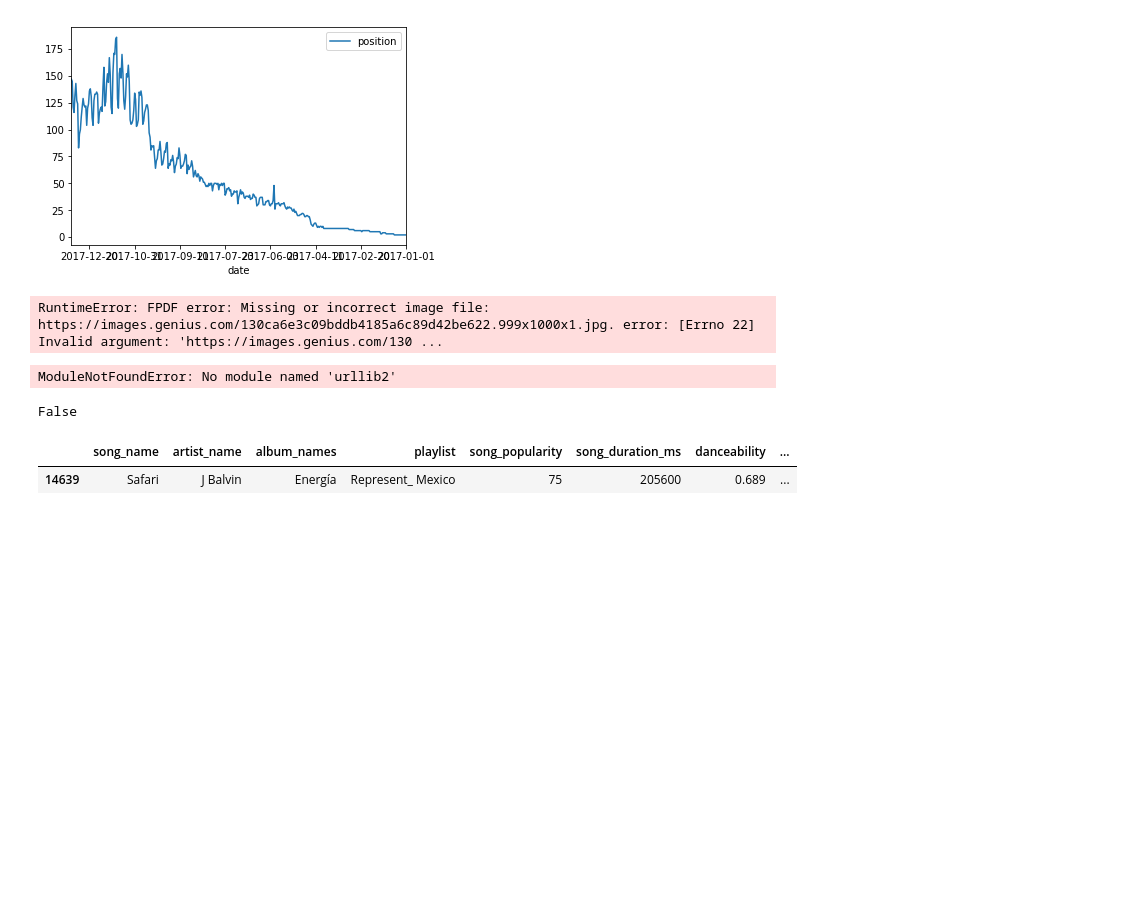
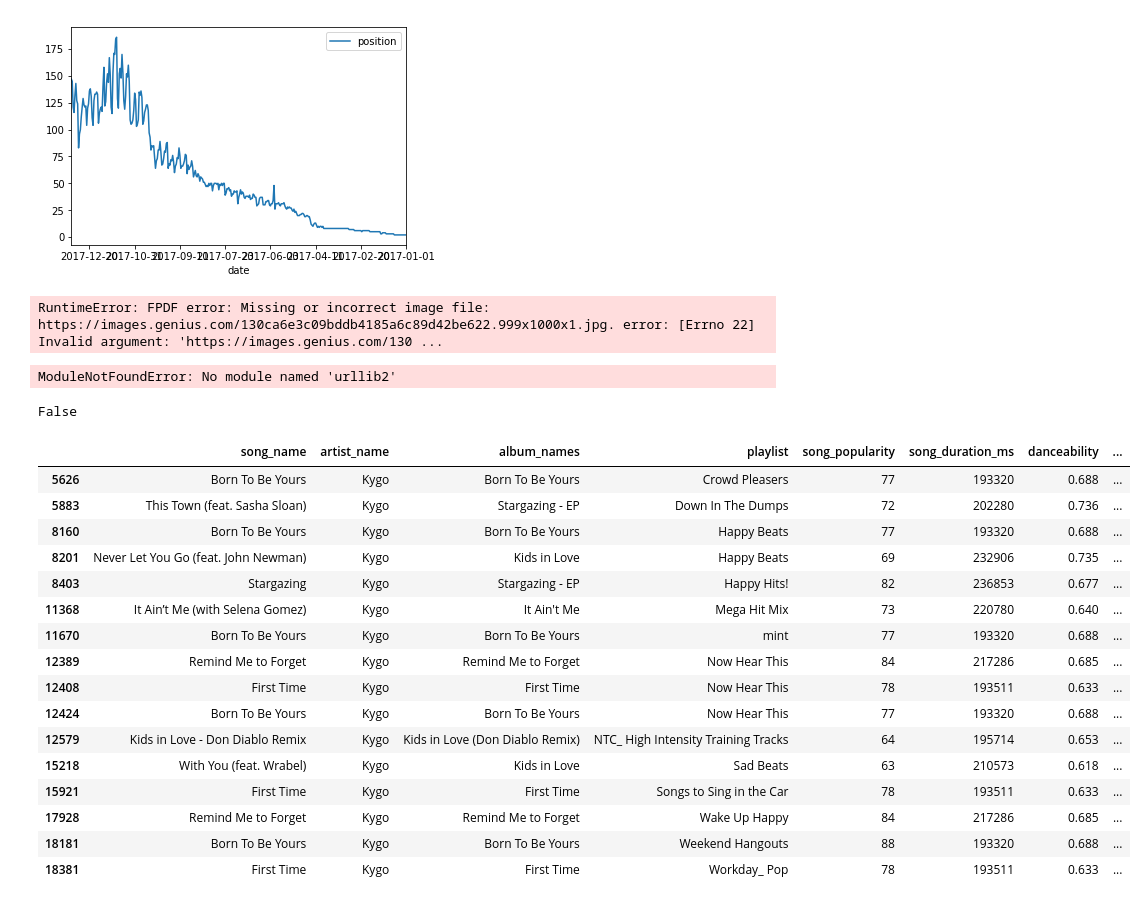
Before and after one commit to MaurizioMartin/data-analysis-pipeline, a Jupyter notebook: df.ipynb, the cells around one changed output. Saved outputs shown, nothing was run; the diff lists cells and outputs as text; code cells hidden in the pictures; blank space fills up the shorter version.

```diff
--- a/df.ipynb
+++ b/df.ipynb
@@ -167,8 +167,24 @@ img_data = requests.get(url).content
 with open('analysis/image_name.jpg', 'wb') as handler:
     handler.write(img_data)
 # %%
-data_df = song_data_df[(song_data_df.song_name==song) & (song_data_df.artist_name=="J Balvin")]
+data_df = song_data_df[song_data_df.artist_name.str.contains("Kygo")]
+
 data_df
 # %% [output]
 |  | song_name | artist_name | album_names | playlist | song_popularity | song_duration_ms | danceability | ... |
-| 14639 | Safari | J Balvin | Energía | Represent_ Mexico | 75 | 205600 | 0.689 | ... |
+| 5626 | Born To Be Yours | Kygo | Born To Be Yours | Crowd Pleasers | 77 | 193320 | 0.688 | ... |
+| 5883 | This Town (feat. Sasha Sloan) | Kygo | Stargazing - EP | Down In The Dumps | 72 | 202280 | 0.736 | ... |
+| 8160 | Born To Be Yours | Kygo | Born To Be Yours | Happy Beats | 77 | 193320 | 0.688 | ... |
+| 8201 | Never Let You Go (feat. John Newman) | Kygo | Kids in Love | Happy Beats | 69 | 232906 | 0.735 | ... |
+| 8403 | Stargazing | Kygo | Stargazing - EP | Happy Hits! | 82 | 236853 | 0.677 | ... |
+| 11368 | It Ain’t Me (with Selena Gomez) | Kygo | It Ain't Me | Mega Hit Mix | 73 | 220780 | 0.640 | ... |
+| 11670 | Born To Be Yours | Kygo | Born To Be Yours | mint | 77 | 193320 | 0.688 | ... |
+| 12389 | Remind Me to Forget | Kygo | Remind Me to Forget | Now Hear This | 84 | 217286 | 0.685 | ... |
+| 12408 | First Time | Kygo | First Time | Now Hear This | 78 | 193511 | 0.633 | ... |
+| 12424 | Born To Be Yours | Kygo | Born To Be Yours | Now Hear This | 77 | 193320 | 0.688 | ... |
+| 12579 | Kids in Love - Don Diablo Remix | Kygo | Kids in Love (Don Diablo Remix) | NTC_ High Intensity Training Tracks | 64 | 195714 | 0.653 | ... |
+| 15218 | With You (feat. Wrabel) | Kygo | Kids in Love | Sad Beats | 63 | 210573 | 0.618 | ... |
+| 15921 | First Time | Kygo | First Time | Songs to Sing in the Car | 78 | 193511 | 0.633 | ... |
+| 17928 | Remind Me to Forget | Kygo | Remind Me to Forget | Wake Up Happy | 84 | 217286 | 0.685 | ... |
+| 18181 | Born To Be Yours | Kygo | Born To Be Yours | Weekend Hangouts | 88 | 193320 | 0.688 | ... |
+| 18381 | First Time | Kygo | First Time | Workday_ Pop | 78 | 193511 | 0.633 | ... |
```
Also changed, not shown: 7 other files.
